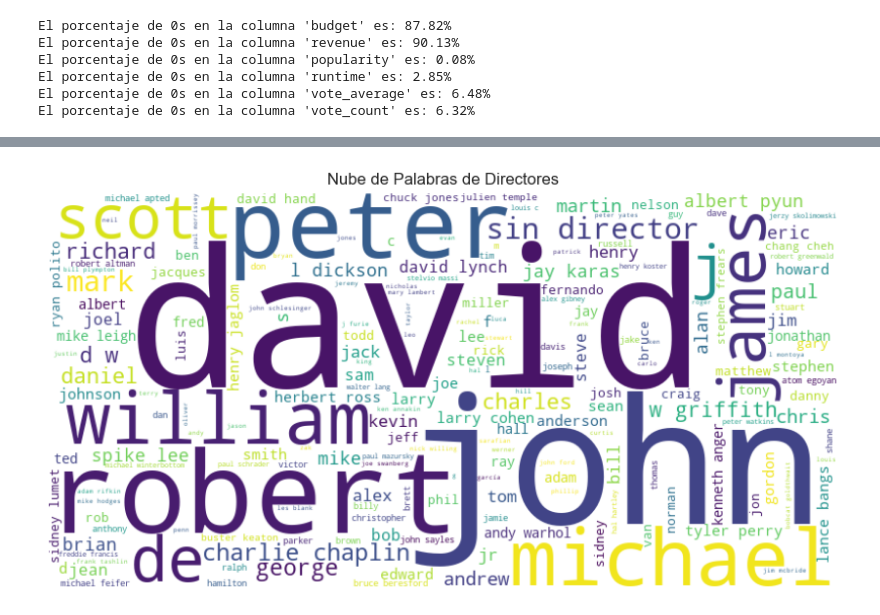
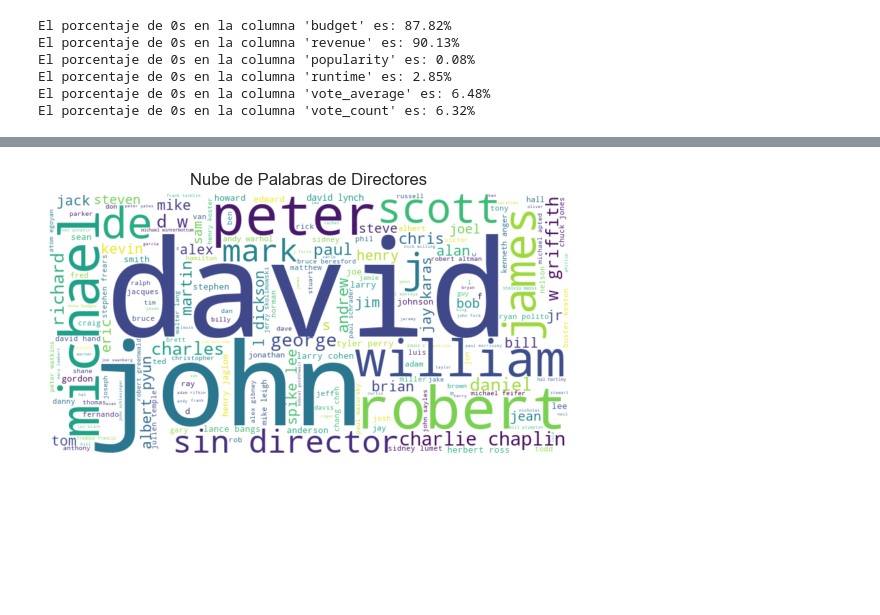
Before and after one commit to Melbutus/ProyectoML, a Jupyter notebook: Reports/EDA.ipynb, the cells around one changed output, grey strips where cells are left out. Drawn from its saved outputs; the diff is of its cells as text; code cells hidden in the pictures; blank space fills up the shorter version.

```diff
--- a/Reports/EDA.ipynb
+++ b/Reports/EDA.ipynb
@@ -222,19 +122,19 @@ plt.show()
 # %%
 # Combina todos los nombres de directores en una sola cadena
 df_director = pd.read_parquet(r'..\Datasets\director_dataset.parquet')
 text_directors = " ".join(df_director['director_name'].dropna())
 
 # Genera la nube de palabras
 wordcloud = WordCloud(width=800, height=400, background_color='white').generate(text_directors)
 
 # Muestra la nube de palabras
-plt.figure(figsize=(10, 5))
+plt.figure(figsize=(6, 4))
 plt.imshow(wordcloud, interpolation='bilinear')
 plt.axis('off')
 plt.title('Nube de Palabras de Directores')
 plt.show()
 # %% [output]
-[figure, old version]
+[figure, new version]
 # %%
 # Combina todos los idiomas en una sola cadena, el ingles y el frances son los mas mencionados, por eso usamos el idioma inglés como criterio para el filtrado de peliculas
 df_idioma = pd.read_parquet(r'..\Datasets\datasetmovies_reducido.parquet')
```
Also changed, not shown: parts of 17 cells of this notebook, 2 other files.
